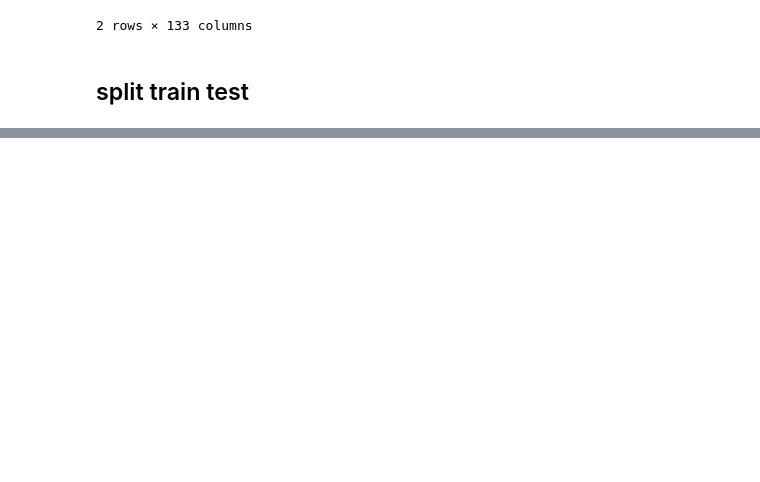
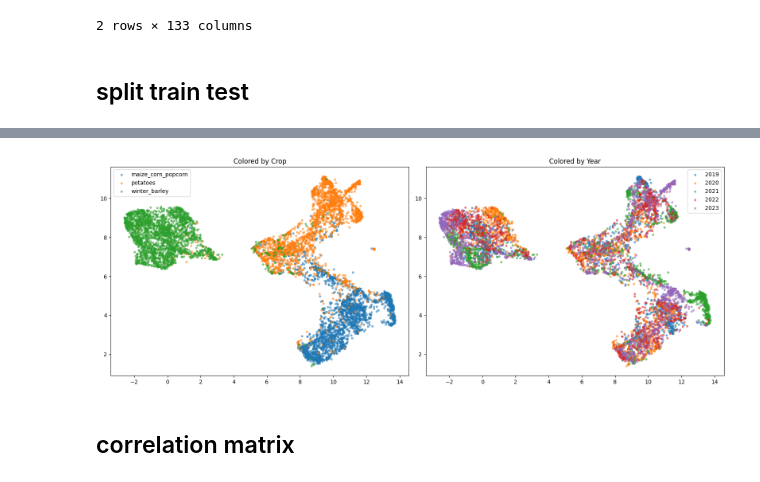
Before and after one commit to beatrizbsperes/SpatialTemporal_generalization_of_SITS_FM, a Jupyter notebook: 6_temporal_generalization.ipynb, the cells around one changed output, grey strips where cells are left out. Cells and saved outputs as stored; diff of their text form; code cells hidden in the pictures; blank space fills up the shorter version.

```diff
--- a/6_temporal_generalization.ipynb
+++ b/6_temporal_generalization.ipynb
@@ -516,0 +830,9 @@ emb_test_df  = emb_df[emb_df['year'].isin(TEST_COUNTRIES)].reset_index(drop=True
+# %%
+# embeddings test
+emb_2d = plot_embedding_space(emb_x_test,
+                              emb_test_df,
+                              method='umap')
+# %% [output]
+[figure, added]
+# %% [markdown]
+## correlation matrix
```
Also changed, not shown: parts of 39 cells of this notebook.
